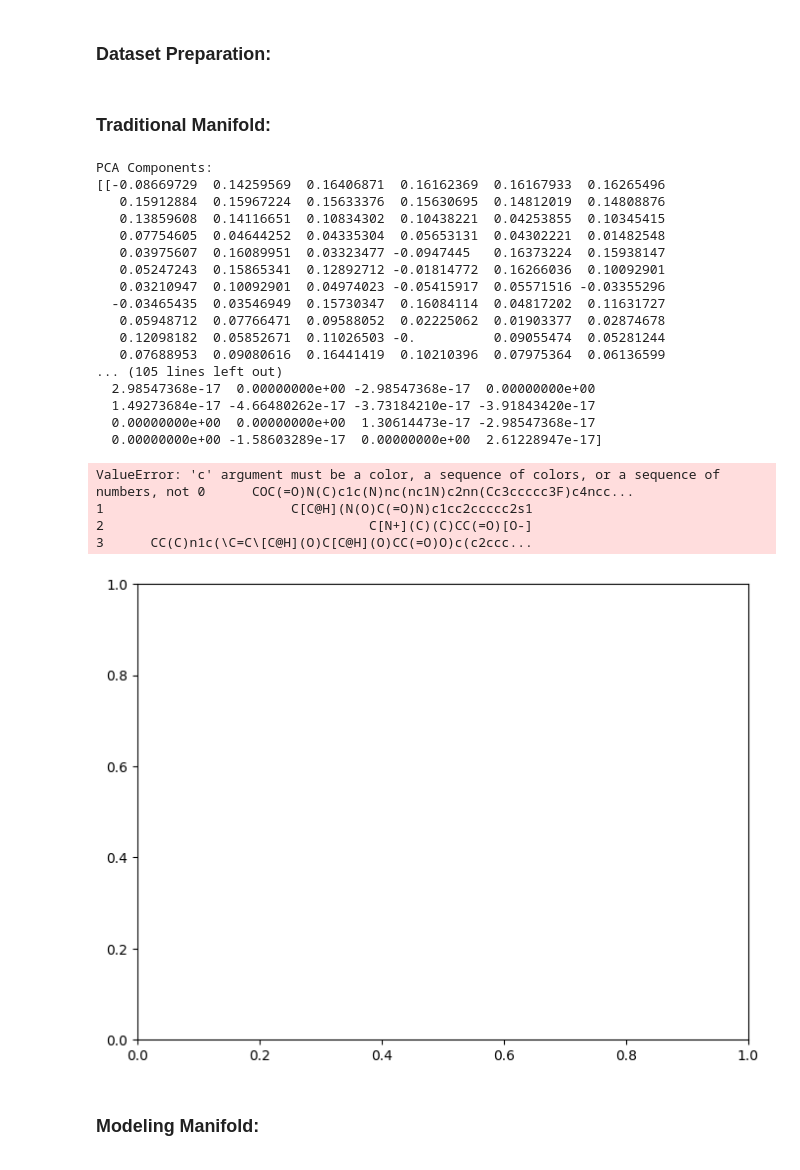
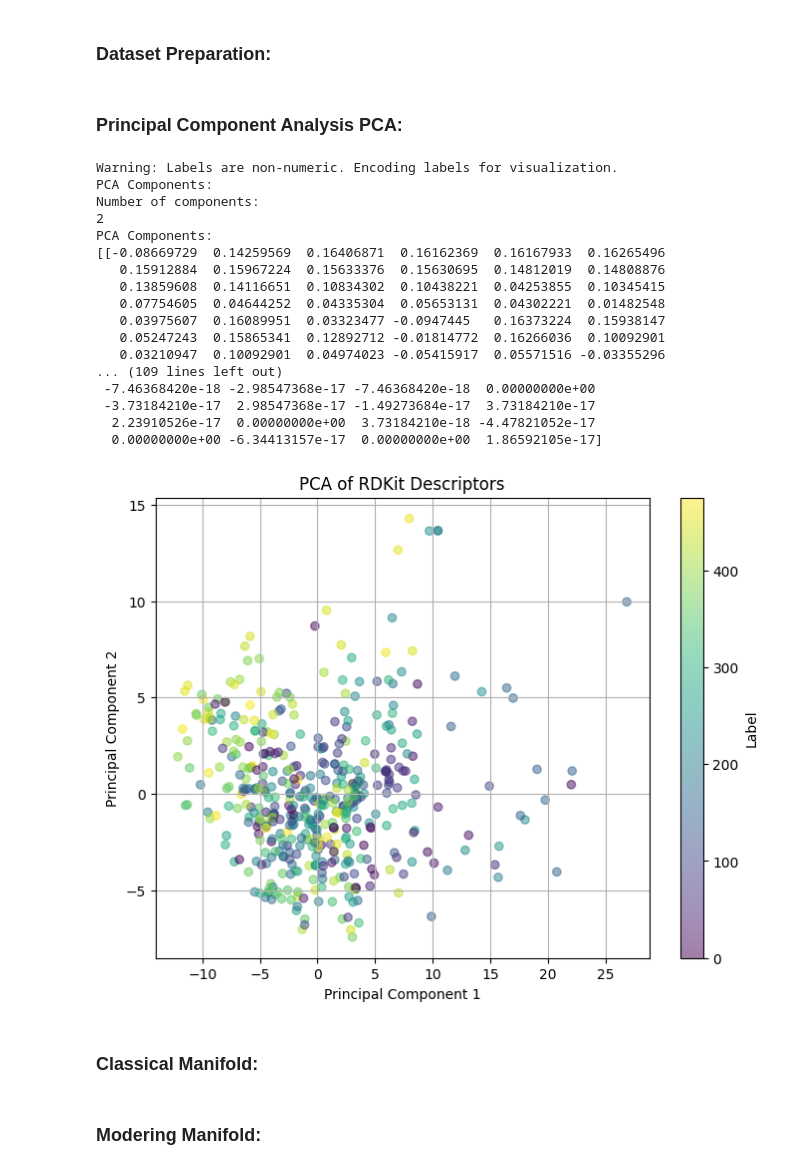
Before and after one commit to AIML427/Heba_Ass2, a Jupyter notebook: manifold.ipynb, the cells around one changed output. Cells and saved outputs as stored; diff of their text form; code cells hidden in the pictures.

```diff
--- a/manifold.ipynb
+++ b/manifold.ipynb
@@ -20,7 +20,7 @@ instances = instances.select_dtypes(include=[np.number]) # select only numerical
 
 #instances = instances.drop(columns=['SMILES']) # drop SMILES column
 # %% [markdown]
-### Traditional Manifold:
+### Principal Component Analysis PCA:
 # %%
 # Apply PCA to the dataset
 from sklearn.preprocessing import StandardScaler  # Standardize the data
@@ -32,55 +32,65 @@ scaler.fit(instances) # fit the scaler to the data
 instances = scaler.transform(instances) # transform the data
 
 # Perform PCA
-no_components = 5 # number of components to keep
+no_components = 2 # number of components to keep
 pca = PCA(n_components= no_components) # reduce to 2 dimensions
 pca_result = pca.fit_transform(instances) # fit and transform the data
 
 # Create a DataFrame with PCA results and labels
-pca_df = pd.DataFrame(data=pca_result, columns=['PC1', 'PC2']) # create DataFrame with PCA results
+columns = ['PC' + str(i+1) for i in range(no_components)] # create column names for PCA components
+pca_df = pd.DataFrame(data=pca_result, columns=columns) # create DataFrame with PCA results
 pca_df['Label'] = labels # add labels to DataFrame
 
-# Plot: print the obtained PCA components and explained variance
+# Ensure labels are numeric for visualization
+if not np.issubdtype(pca_df['Label'].dtype, np.number):
+    print("Warning: Labels are non-numeric. Encoding labels for visualization.")
+    from sklearn.preprocessing import LabelEncoder
+    le = LabelEncoder()
+    pca_df['Label'] = le.fit_transform(pca_df['Label'])
+
+# PLOTING: print the obtained PCA components and explained variance
+print("PCA Components:")
+# Dcending order of explained variance
+print("Number of components:")
+print(pca.n_components_) # print number of components
 print("PCA Components:")
 print(pca.components_) # print PCA components
 print("Explained Variance Ratio:")
 print(pca.explained_variance_ratio_) # print explained variance ratio
 print("Explained Variance:")
 print(pca.explained_variance_) # print explained variance
 print("Mean:")
 print(pca.mean_) # print mean of the data
 
-# plot PCA results
+# VISUALIZATION: Visualize reduced data
 plt.figure(figsize=(8, 6)) # set figure size
 plt.scatter(pca_df['PC1'], pca_df['PC2'], c=pca_df['Label'], cmap='viridis', alpha=0.5) # scatter plot
 plt.title('PCA of RDKit Descriptors') # set title
 plt.xlabel('Principal Component 1') # set x-axis label
 plt.ylabel('Principal Component 2') # set y-axis label
 plt.colorbar(label='Label') # add color bar
-plt.grid() # add grid
+plt.grid(True) # add grid
 plt.show() # show plot
 # %% [output]
+Warning: Labels are non-numeric. Encoding labels for visualization.
+PCA Components:
+Number of components:
+2
 PCA Components:
 [[-0.08669729  0.14259569  0.16406871  0.16162369  0.16167933  0.16265496
    0.15912884  0.15967224  0.15633376  0.15630695  0.14812019  0.14808876
    0.13859608  0.14116651  0.10834302  0.10438221  0.04253855  0.10345415
    0.07754605  0.04644252  0.04335304  0.05653131  0.04302221  0.01482548
    0.03975607  0.16089951  0.03323477 -0.0947445   0.16373224  0.15938147
    0.05247243  0.15865341  0.12892712 -0.01814772  0.16266036  0.10092901
    0.03210947  0.10092901  0.04974023 -0.05415917  0.05571516 -0.03355296
-  -0.03465435  0.03546949  0.15730347  0.16084114  0.04817202  0.11631727
-   0.05948712  0.07766471  0.09588052  0.02225062  0.01903377  0.02874678
-   0.12098182  0.05852671  0.11026503 -0.          0.09055474  0.05281244
-   0.07688953  0.09080616  0.16441419  0.10210396  0.07975364  0.06136599
-... (105 lines left out)
-  2.98547368e-17  0.00000000e+00 -2.98547368e-17  0.00000000e+00
-  1.49273684e-17 -4.66480262e-17 -3.73184210e-17 -3.91843420e-17
-  0.00000000e+00  0.00000000e+00  1.30614473e-17 -2.98547368e-17
-  0.00000000e+00 -1.58603289e-17  0.00000000e+00  2.61228947e-17]
+... (109 lines left out)
+ -7.46368420e-18 -2.98547368e-17 -7.46368420e-18  0.00000000e+00
+ -3.73184210e-17  2.98547368e-17 -1.49273684e-17  3.73184210e-17
+  2.23910526e-17  0.00000000e+00  3.73184210e-18 -4.47821052e-17
+  0.00000000e+00 -6.34413157e-17  0.00000000e+00  1.86592105e-17]
-ValueError: 'c' argument must be a color, a sequence of colors, or a sequence of numbers, not 0      COC(=O)N(C)c1c(N)nc(nc1N)c2nn(Cc3ccccc3F)c4ncc...
-1                        C[C@H](N(O)C(=O)N)c1cc2ccccc2s1
-2                                  C[N+](C)(C)CC(=O)[O-]
-3      CC(C)n1c(\C=C\[C@H](O)C[C@H](O)CC(=O)O)c(c2ccc...
-[figure, old version]
+[figure, new version]
+# %% [markdown]
+### Classical Manifold:
 # %% [markdown]
-### Modeling Manifold:
+### Modering Manifold:
```
